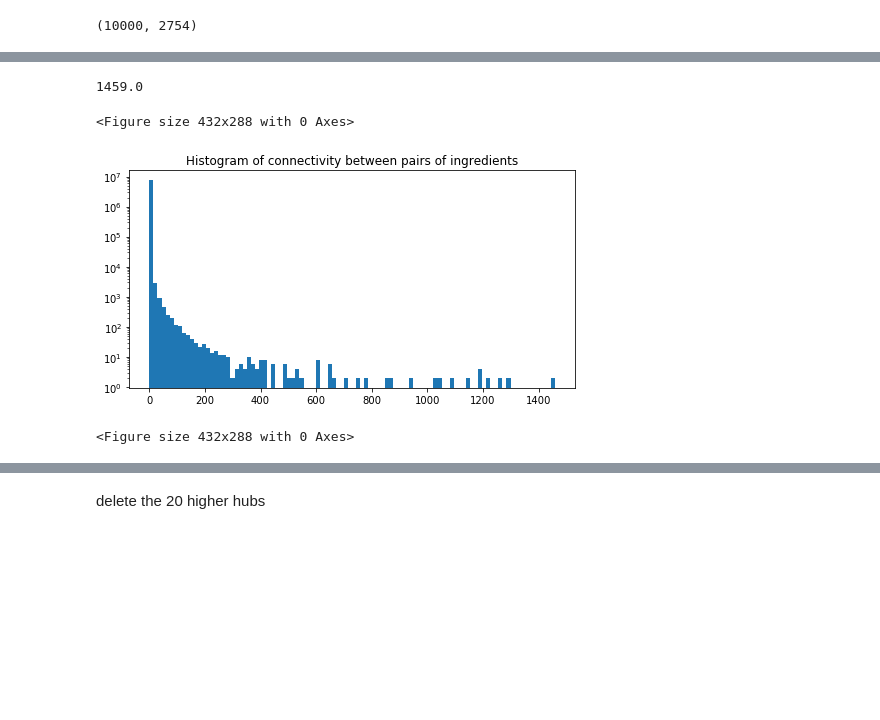
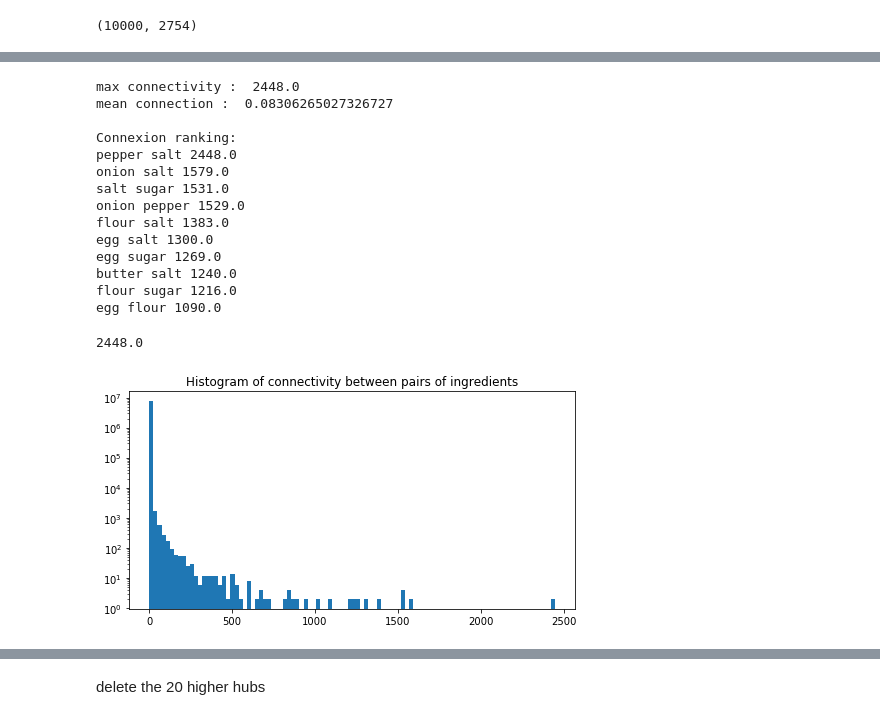
Before and after one commit to Juliencou/Recipes, a Jupyter notebook: assignments/example_to_start_recipes.ipynb, the cells around one changed output, grey strips where cells are left out. Saved outputs shown, nothing was run; the diff lists cells and outputs as text; code cells hidden in the pictures; blank space fills up the shorter version.

```diff
--- a/assignments/example_to_start_recipes.ipynb
+++ b/assignments/example_to_start_recipes.ipynb
@@ -86,19 +74,15 @@ features.shape
 # %% [output]
 (10000, 2754)
 # %%
-nbingredients=features.shape[1]
-nbrecettes=features.shape[0]
-distancerecipes = compute_euclidean_distance(features)
-print(distancerecipes.shape)
-
-distanceingredients=np.zeros((nbingredients, nbingredients))
-
-for i in range(nbrecettes):
-    a=features[i]!=0
-    listindexingredients=[j for j, x in enumerate(a) if x]
-    #print(listindexingredients)
-    for pair in itertools.product(listindexingredients, repeat=2):
-        #print(pair)
-        distanceingredients[pair[0], pair[1]] = distanceingredients[pair[0], pair[1]]+1
-for j in range(nbingredients):
-    distanceingredients[j,j]=0
+def compute_matrixconnectivity(features):
+    nbingredients=features.shape[1]
+    nbrecettes=features.shape[0]
+    connectivityingredients=np.zeros((nbingredients, nbingredients))
+    for i in range(nbrecettes):
+        a=features[i]!=0
+        listindexingredients=[j for j, x in enumerate(a) if x]
+        for pair in itertools.product(listindexingredients, repeat=2):
+            connectivityingredients[pair[0], pair[1]] = connectivityingredients[pair[0], pair[1]]+1
+    for j in range(nbingredients):
+        connectivityingredients[j,j]=0
+    return(connectivityingredients)
@@ -131,0 +89,5 @@ This is not the mean distance but the mean number of recipes in common between t
+# %%
+matrixconnectivity=compute_matrixconnectivity(features)
+plt.spy(matrixconnectivity)
+nbingredients=features.shape[1]
+nbrecettes=features.shape[0]
@@ -132,11 +96,35 @@ This is not the mean distance but the mean number of recipes in common between t
+# %%
+meanconnectioningredients=matrixconnectivity.mean()
+maxconnectivity=np.max(matrixconnectivity)
+print("max connectivity : ", maxconnectivity)
+print("mean connection : ", meanconnectioningredients, "\n")
+
+print("Connexion ranking:")
+mostconnexions=np.sort(matrixconnectivity.flatten())[-20:]
+mostconnexions=[j for i,j in enumerate(mostconnexions) if i%2==0]
+for i in range(len(mostconnexions)):
+    index=np.where(matrixconnectivity==mostconnexions[len(mostconnexions)-1-i])
+    print(df_clean.columns[index[0][0]], df_clean.columns[index[1][0]], mostconnexions[len(mostconnexions)-1-i])
+# %% [output]
+max connectivity :  2448.0
+mean connection :  0.08306265027326727
+
+Connexion ranking:
+pepper salt 2448.0
+onion salt 1579.0
+salt sugar 1531.0
+onion pepper 1529.0
+flour salt 1383.0
+egg salt 1300.0
+egg sugar 1269.0
+butter salt 1240.0
+flour sugar 1216.0
+egg flour 1090.0
 # %%
-print(distanceingredients.max())
 plt.figure(1, figsize=(8, 4))
 plt.title("Histogram of connectivity between pairs of ingredients")
-plt.hist(distanceingredients.flatten(), log=True, bins=100)
-plt.figure("yo")
+plt.hist(matrixconnectivity.flatten(), log=True, bins=100)
+print(matrixconnectivity.max())
 # %% [output]
-1459.0
+2448.0
-<Figure size 432x288 with 0 Axes>
-[figure, old version]
+[figure, new version]
-<Figure size 432x288 with 0 Axes>
```
Also changed, not shown: parts of 41 cells of this notebook.
